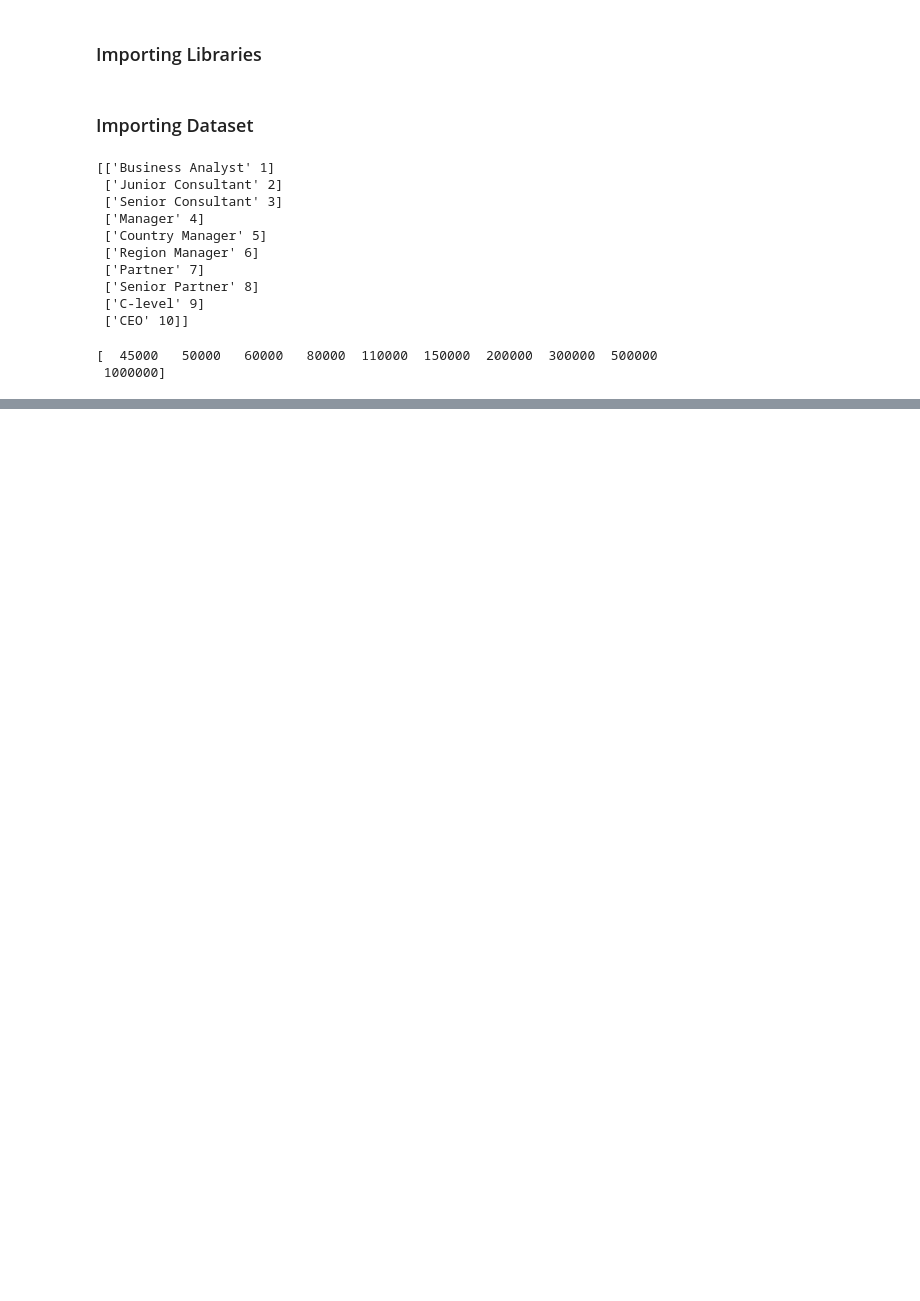
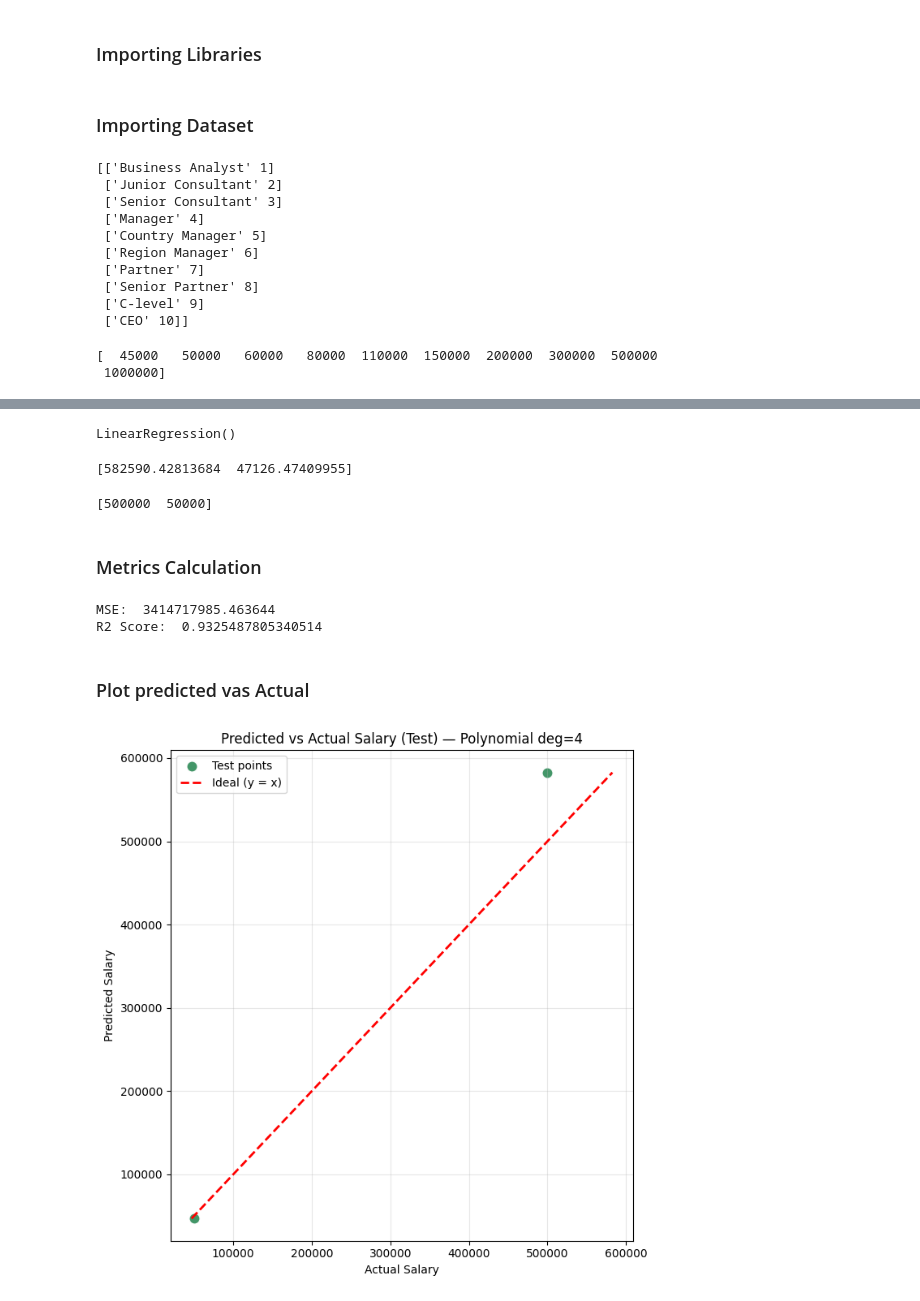
Before and after one commit to prashantiyaramareddy/MyPython-Stuff, a Jupyter notebook: MachineLearning/Polynomial_Regression_sklearn.ipynb, the cells around one changed output, grey strips where cells are left out. Saved outputs shown, nothing was run; the diff lists cells and outputs as text; code cells hidden in the pictures; blank space fills up the shorter version.

Commit message:
Polynomial_regression_using sklearn

```diff
--- a/MachineLearning/Polynomial_Regression_sklearn.ipynb
+++ b/MachineLearning/Polynomial_Regression_sklearn.ipynb
@@ -30,3 +30,12 @@ print(y)
 # %% [output]
 [  45000   50000   60000   80000  110000  150000  200000  300000  500000
  1000000]
+# %%
+from sklearn.compose import ColumnTransformer
+from sklearn.preprocessing import OneHotEncoder
+
+X = dataset.iloc[:, :-1].values # Re-initialize X from the dataset
+
+ct = ColumnTransformer(transformers=[('encoder', OneHotEncoder(handle_unknown='ignore'), [0])], remainder='passthrough')
+ct.fit(X)
+X = ct.transform(X).toarray()
@@ -32,0 +44,6 @@ print(y)
+# %%
+from sklearn.model_selection import train_test_split
+# For such a small dataset, 20–30% test is typical; here we use 20%
+X_train, X_test, y_train, y_test = train_test_split(
+    X, y, test_size=0.2, random_state=42
+)
@@ -32,0 +63,53 @@ print(y)
+# %%
+from sklearn.pipeline import Pipeline
+from sklearn.preprocessing import PolynomialFeatures
+from sklearn.linear_model import LinearRegression
+poly_reg = PolynomialFeatures(degree = 4)
+X_poly = poly_reg.fit_transform(X_train)
+lin_reg_2 = LinearRegression()
+lin_reg_2.fit(X_poly, y_train)
+# %% [output]
+LinearRegression()
+# %%
+### Predict on test
+X_test_poly = poly_reg.transform(X_test)
+y_pred = lin_reg_2.predict(X_test_poly)
+# %%
+print(y_pred)
+# %% [output]
+[582590.42813684  47126.47409955]
+# %%
+print(y_test)
+# %% [output]
+[500000  50000]
+# %% [markdown]
+### Metrics Calculation
+# %%
+# Metrics
+from sklearn.metrics import mean_squared_error, r2_score
+mse = mean_squared_error(y_test, y_pred)
+r2score = r2_score(y_test, y_pred)
+print("MSE: ", mse)
+print("R2 Score: ", r2score)
+#
+# %% [output]
+MSE:  3414717985.463644
+R2 Score:  0.9325487805340514
+# %% [markdown]
+### Plot predicted vas Actual
+# %%
+#
+plt.figure(figsize=(7,7))
+plt.scatter(y_test, y_pred, color='seagreen', s=90, edgecolor='white', alpha=0.9, label='Test points')
+min_val = min(y_test.min(), y_pred.min())
+max_val = max(y_test.max(), y_pred.max())
+plt.plot([min_val, max_val], [min_val, max_val], 'r--', linewidth=2, label='Ideal (y = x)')
+plt.title(f'Predicted vs Actual Salary (Test) — Polynomial deg={degree}')
+plt.xlabel('Actual Salary')
+plt.ylabel('Predicted Salary')
+plt.legend()
+plt.grid(True, alpha=0.3)
+plt.tight_layout()
+plt.show()
+# %% [output]
+[figure, added]
```
Also changed, not shown: parts of 3 cells of this notebook.
